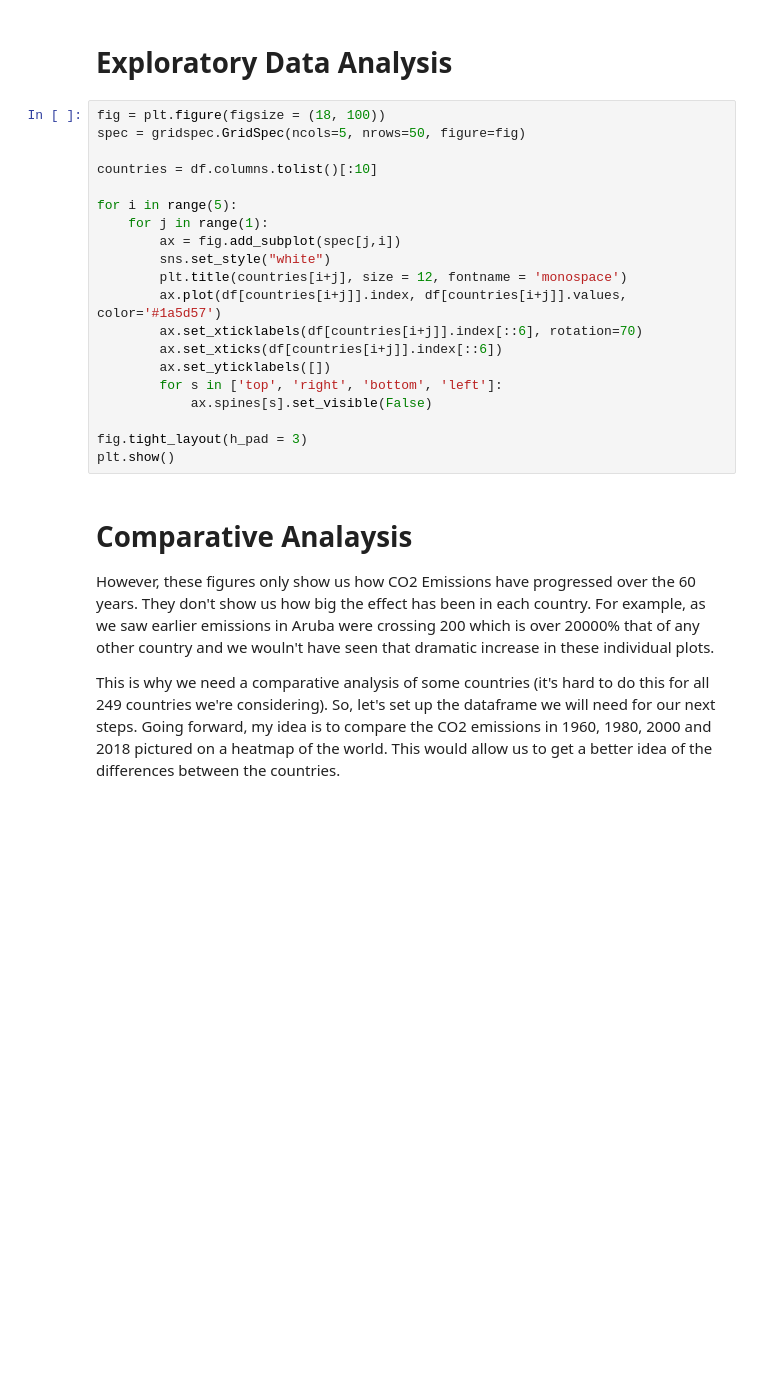
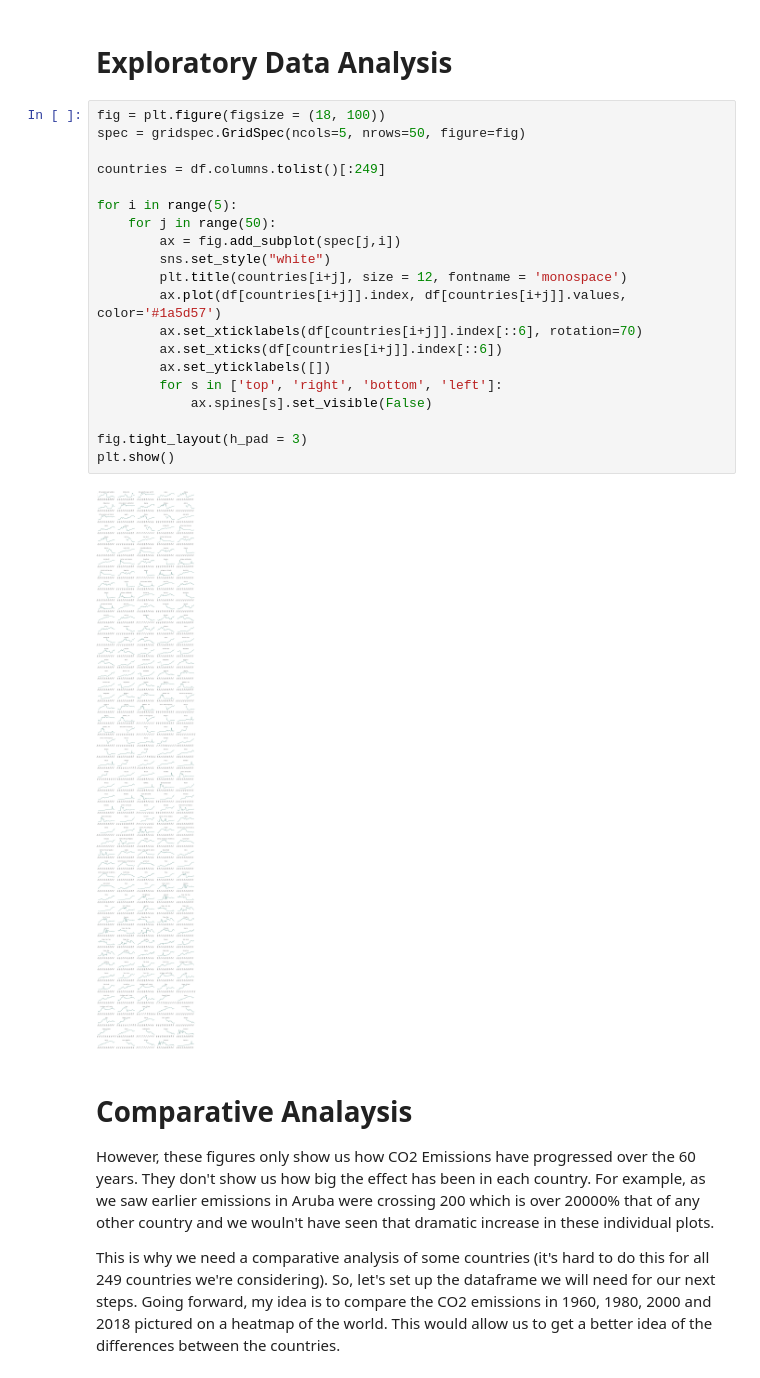
Before and after one commit to Harsh-2420/kaggle, a Jupyter notebook: CO2 Emissions/co2-emissions-comparative-analysis-of-countries.ipynb, the cells around one changed output. Drawn from its saved outputs; the diff is of its cells as text; blank space fills up the shorter version.

```diff
--- a/CO2 Emissions/co2-emissions-comparative-analysis-of-countries.ipynb
+++ b/CO2 Emissions/co2-emissions-comparative-analysis-of-countries.ipynb
@@ -67,23 +112,25 @@ df = df.drop('Aruba', axis=1)
 # %%
 fig = plt.figure(figsize = (18, 100))
 spec = gridspec.GridSpec(ncols=5, nrows=50, figure=fig)
 
-countries = df.columns.tolist()[:10]
+countries = df.columns.tolist()[:249]
 
 for i in range(5):
-    for j in range(1):
+    for j in range(50):
         ax = fig.add_subplot(spec[j,i])
         sns.set_style("white")
         plt.title(countries[i+j], size = 12, fontname = 'monospace')
         ax.plot(df[countries[i+j]].index, df[countries[i+j]].values, color='#1a5d57')
         ax.set_xticklabels(df[countries[i+j]].index[::6], rotation=70)
         ax.set_xticks(df[countries[i+j]].index[::6])
         ax.set_yticklabels([])
         for s in ['top', 'right', 'bottom', 'left']:
             ax.spines[s].set_visible(False)
 
 fig.tight_layout(h_pad = 3)
 plt.show()
+# %% [output]
+[figure, added]
 # %% [markdown]
 # Comparative Analaysis
 
```
Also changed, not shown: parts of 13 cells of this notebook.
